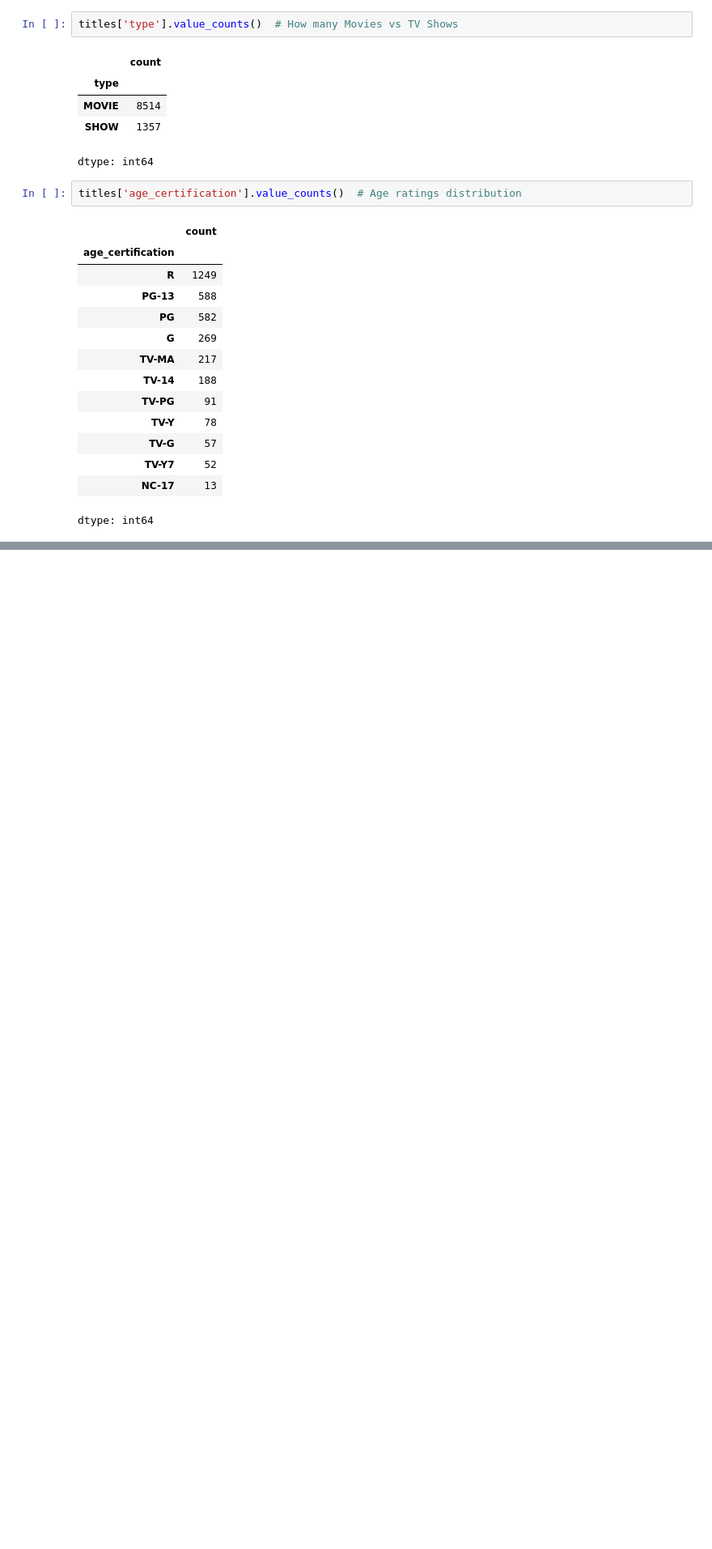
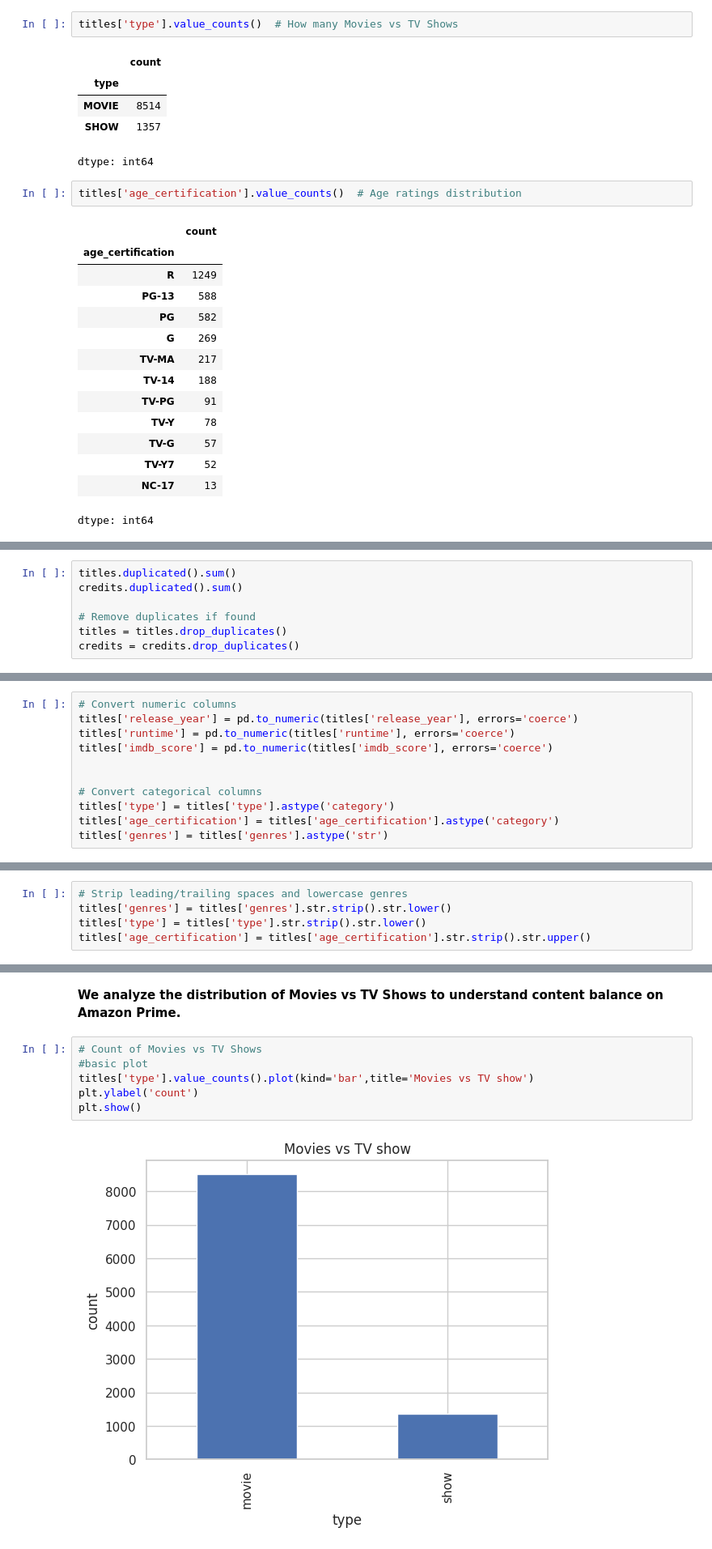
Before and after one commit to naveenyadav1106/prime-video-data-insights, a Jupyter notebook: notebook/Amazon_Prime_Video_Content_Analysis.ipynb, the cells around one changed output, grey strips where cells are left out. Shown at 81% size. Cells and saved outputs as stored; diff of their text form; blank space fills up the shorter version.

Commit message:
Added plots and advanced EDA

```diff
--- a/notebook/Amazon_Prime_Video_Content_Analysis.ipynb
+++ b/notebook/Amazon_Prime_Video_Content_Analysis.ipynb
@@ -168,0 +210,7 @@ dtype: int64
+# %%
+titles.duplicated().sum()
+credits.duplicated().sum()
+
+# Remove duplicates if found
+titles = titles.drop_duplicates()
+credits = credits.drop_duplicates()
@@ -168,0 +221,11 @@ dtype: int64
+# %%
+# Convert numeric columns
+titles['release_year'] = pd.to_numeric(titles['release_year'], errors='coerce')
+titles['runtime'] = pd.to_numeric(titles['runtime'], errors='coerce')
+titles['imdb_score'] = pd.to_numeric(titles['imdb_score'], errors='coerce')
+
+
+# Convert categorical columns
+titles['type'] = titles['type'].astype('category')
+titles['age_certification'] = titles['age_certification'].astype('category')
+titles['genres'] = titles['genres'].astype('str')
@@ -168,0 +236,5 @@ dtype: int64
+# %%
+# Strip leading/trailing spaces and lowercase genres
+titles['genres'] = titles['genres'].str.strip().str.lower()
+titles['type'] = titles['type'].str.strip().str.lower()
+titles['age_certification'] = titles['age_certification'].str.strip().str.upper()
@@ -168,0 +252,10 @@ dtype: int64
+# %% [markdown]
+**We analyze the distribution of Movies vs TV Shows to understand content balance on Amazon Prime.**
+# %%
+# Count of Movies vs TV Shows
+#basic plot
+titles['type'].value_counts().plot(kind='bar',title='Movies vs TV show')
+plt.ylabel('count')
+plt.show()
+# %% [output]
+[figure, added]
```
Also changed, not shown: parts of 38 cells of this notebook.
